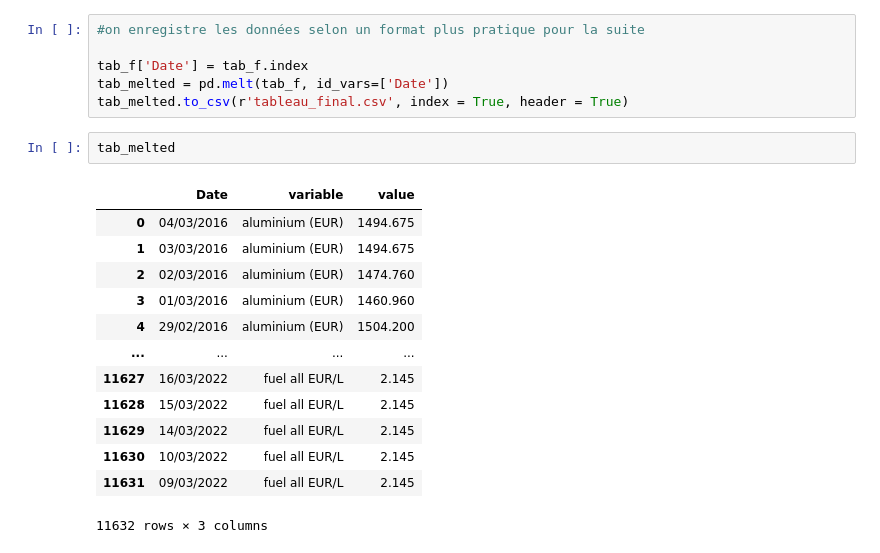
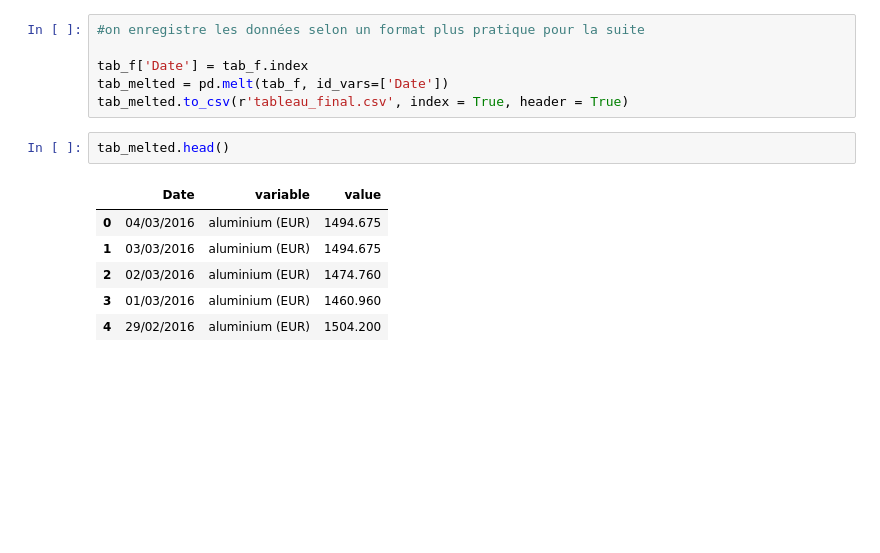
Before and after one commit to theo-soler/Projet_info, a Jupyter notebook: web_scrapping.ipynb, the cells around one changed output. Cells and saved outputs as stored; diff of their text form; blank space fills up the shorter version.

```diff
--- a/web_scrapping.ipynb
+++ b/web_scrapping.ipynb
@@ -453,18 +331,11 @@ tab_f['Date'] = tab_f.index
 tab_melted = pd.melt(tab_f, id_vars=['Date'])
 tab_melted.to_csv(r'tableau_final.csv', index = True, header = True)
 # %%
-tab_melted
+tab_melted.head()
 # %% [output]
 |  | Date | variable | value |
 | 0 | 04/03/2016 | aluminium (EUR) | 1494.675 |
 | 1 | 03/03/2016 | aluminium (EUR) | 1494.675 |
 | 2 | 02/03/2016 | aluminium (EUR) | 1474.760 |
 | 3 | 01/03/2016 | aluminium (EUR) | 1460.960 |
 | 4 | 29/02/2016 | aluminium (EUR) | 1504.200 |
-| ... | ... | ... | ... |
-| 11627 | 16/03/2022 | fuel all EUR/L | 2.145 |
-| 11628 | 15/03/2022 | fuel all EUR/L | 2.145 |
-| 11629 | 14/03/2022 | fuel all EUR/L | 2.145 |
-| 11630 | 10/03/2022 | fuel all EUR/L | 2.145 |
-| 11631 | 09/03/2022 | fuel all EUR/L | 2.145 |
-11632 rows × 3 columns
```
Also changed, not shown: parts of 12 cells of this notebook, 8 other files.
